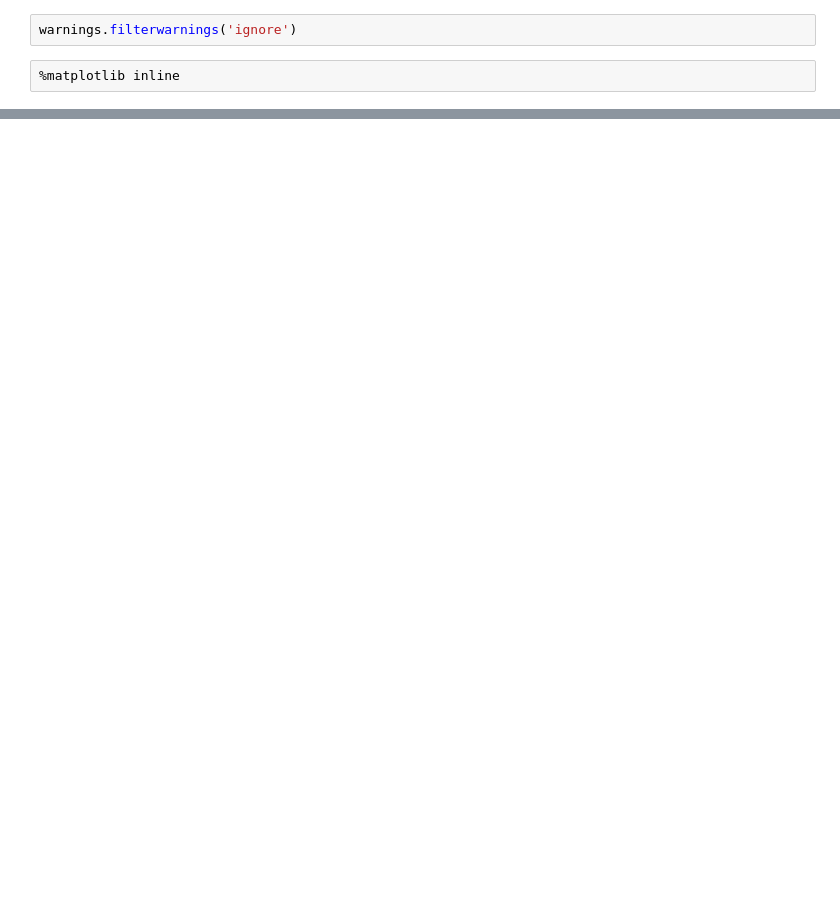
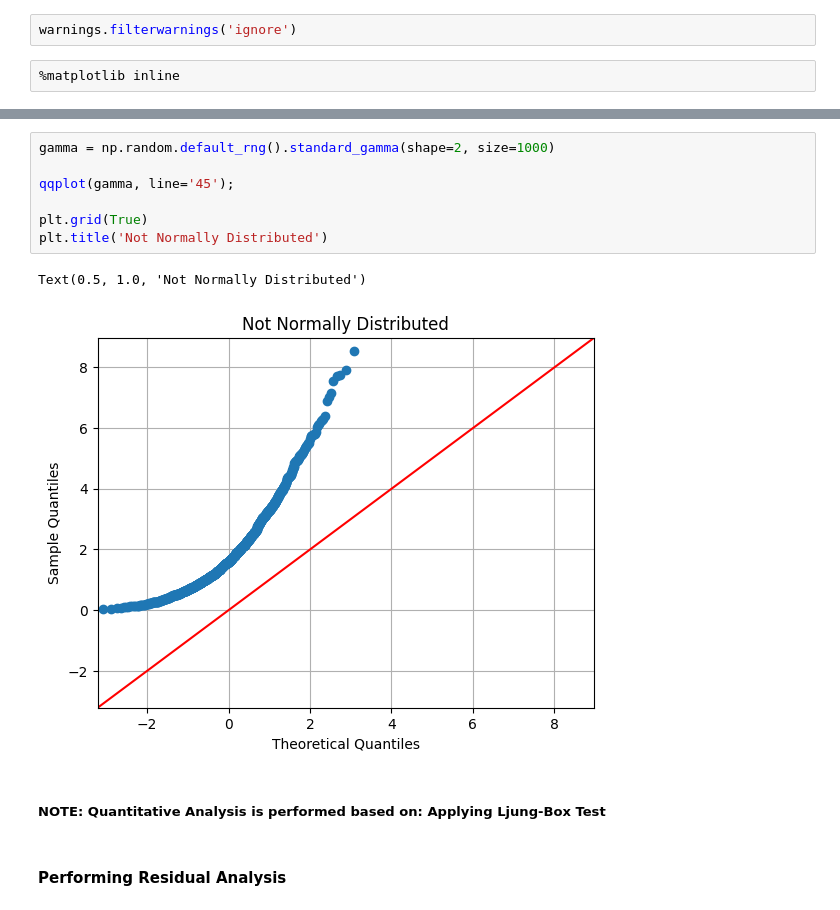
Before and after one commit to joakor89/Time_series_in_python, a Jupyter notebook: chap_6/model_complex_ts.ipynb, the cells around one changed output, grey strips where cells are left out. Cells and saved outputs as stored; diff of their text form; blank space fills up the shorter version.

```diff
--- a/chap_6/model_complex_ts.ipynb
+++ b/chap_6/model_complex_ts.ipynb
@@ -32,0 +145,14 @@ warnings.filterwarnings('ignore')
+# %%
+gamma = np.random.default_rng().standard_gamma(shape=2, size=1000)
+
+qqplot(gamma, line='45');
+
+plt.grid(True)
+plt.title('Not Normally Distributed')
+# %% [output]
+Text(0.5, 1.0, 'Not Normally Distributed')
+[figure, added]
+# %% [markdown]
+##### NOTE: Quantitative Analysis is performed based on: Applying Ljung-Box Test
+# %% [markdown]
+#### Performing Residual Analysis
```
Also changed, not shown: parts of 16 cells of this notebook.
